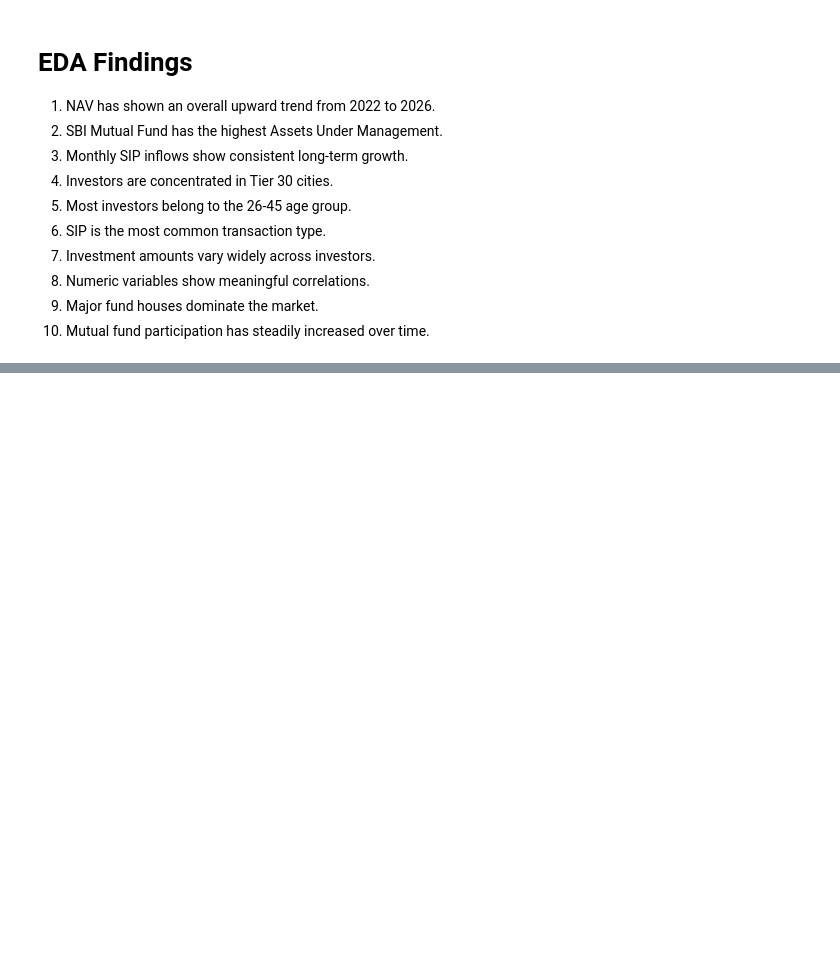
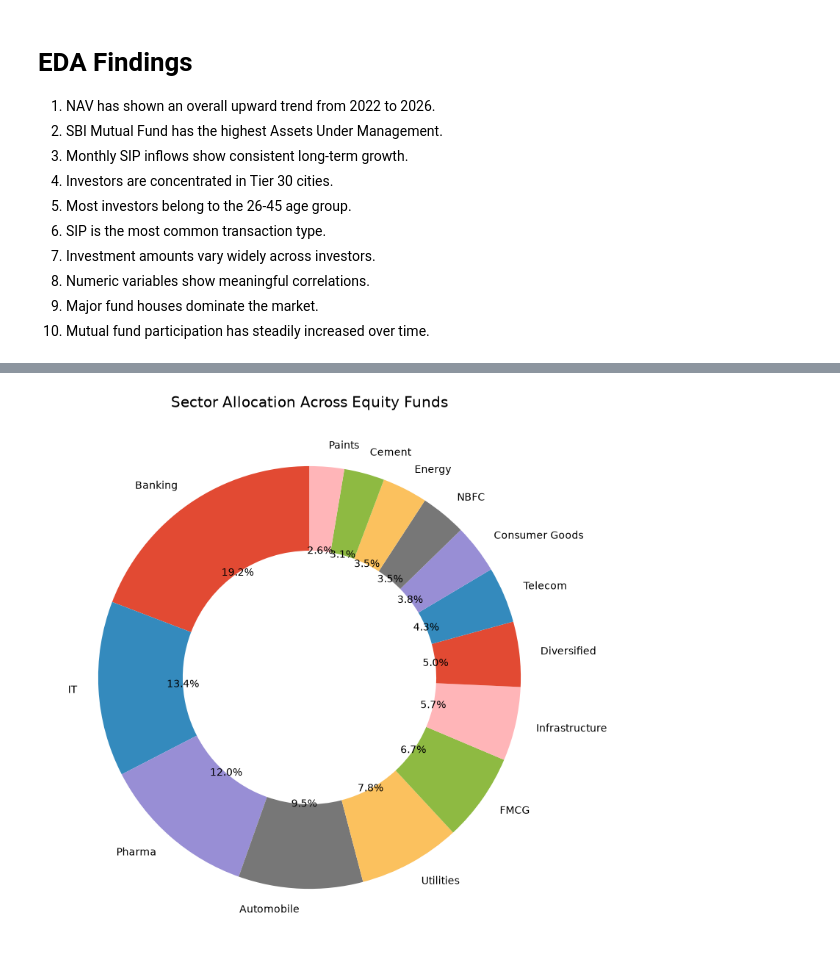
Before and after one commit to chethangeetha202-alt/MutualFundAnalytics, a Jupyter notebook: EDA_Analysis.ipynb, the cells around one changed output, grey strips where cells are left out. Saved outputs shown, nothing was run; the diff lists cells and outputs as text; code cells hidden in the pictures; blank space fills up the shorter version.

```diff
--- a/EDA_Analysis.ipynb
+++ b/EDA_Analysis.ipynb
@@ -403,0 +512,2 @@ plt.savefig("correlation_heatmap.png", dpi=300)
+# %%
+portfolio=pd.read_csv("data/raw/09_portfolio_holdings.csv")
@@ -403,0 +626,4 @@ plt.savefig("correlation_heatmap.png", dpi=300)
+# %%
+sector_data = portfolio.groupby("sector")["weight_pct"].sum().sort_values(ascending=False)
+
+sector_data
@@ -403,0 +647,17 @@ plt.savefig("correlation_heatmap.png", dpi=300)
+# %%
+plt.figure(figsize=(8,8))
+
+plt.pie(
+    sector_data,
+    labels=sector_data.index,
+    autopct="%1.1f%%",
+    startangle=90,
+    wedgeprops={"width":0.4}
+)
+
+plt.title("Sector Allocation Across Equity Funds")
+
+plt.tight_layout()
+plt.show()
+# %% [output]
+[figure, added]
```
Also changed, not shown: parts of 23 cells of this notebook, 3 other files.
